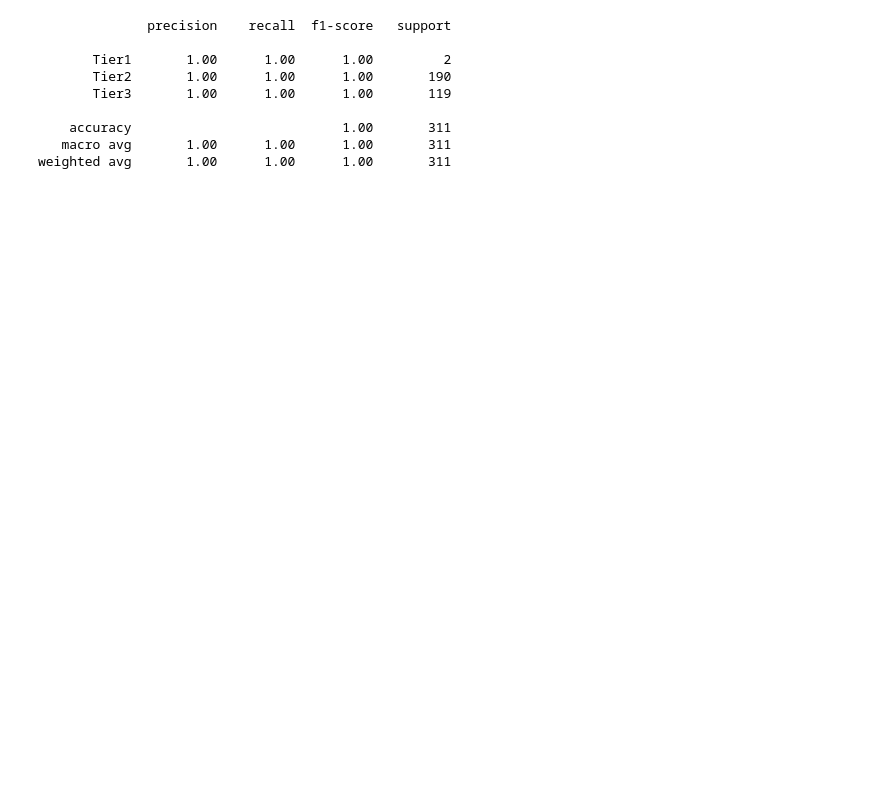
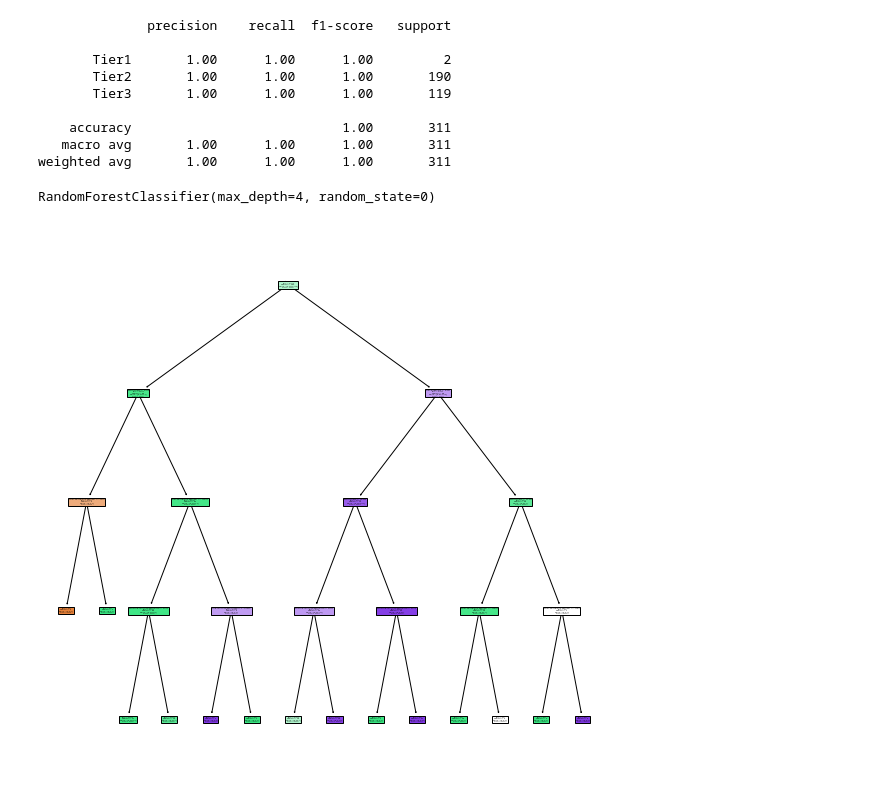
Before and after one commit to nowaycomputer/tiers, a Jupyter notebook: tiers.ipynb, the cells around one changed output. Drawn from its saved outputs; the diff is of its cells as text; code cells hidden in the pictures; blank space fills up the shorter version.

Commit message:
random forest

```diff
--- a/tiers.ipynb
+++ b/tiers.ipynb
@@ -69,3 +69,24 @@ print(classification_report(Y, y_pred, target_names=classes))
     accuracy                           1.00       311
    macro avg       1.00      1.00      1.00       311
 weighted avg       1.00      1.00      1.00       311
+# %%
+from sklearn.ensemble import RandomForestClassifier
+from sklearn.datasets import make_classification
+
+rf = RandomForestClassifier(max_depth=4, random_state=0)
+rf.fit(X, Y)
+# RandomForestClassifier(...)
+# >>> print(clf.predict([[0, 0, 0, 0]]))
+# %% [output]
+RandomForestClassifier(max_depth=4, random_state=0)
+# %%
+fn=features
+cn=classes
+fig, axes = plt.subplots(nrows = 1,ncols = 1,figsize = (10,10))
+tree.plot_tree(rf.estimators_[0],
+               feature_names = fn,
+               class_names=cn,
+               filled = True);
+fig.savefig('rf_individualtree.png')
+# %% [output]
+[figure, added]
```
Also changed, not shown: parts of 1 cell of this notebook, 2 other files.
